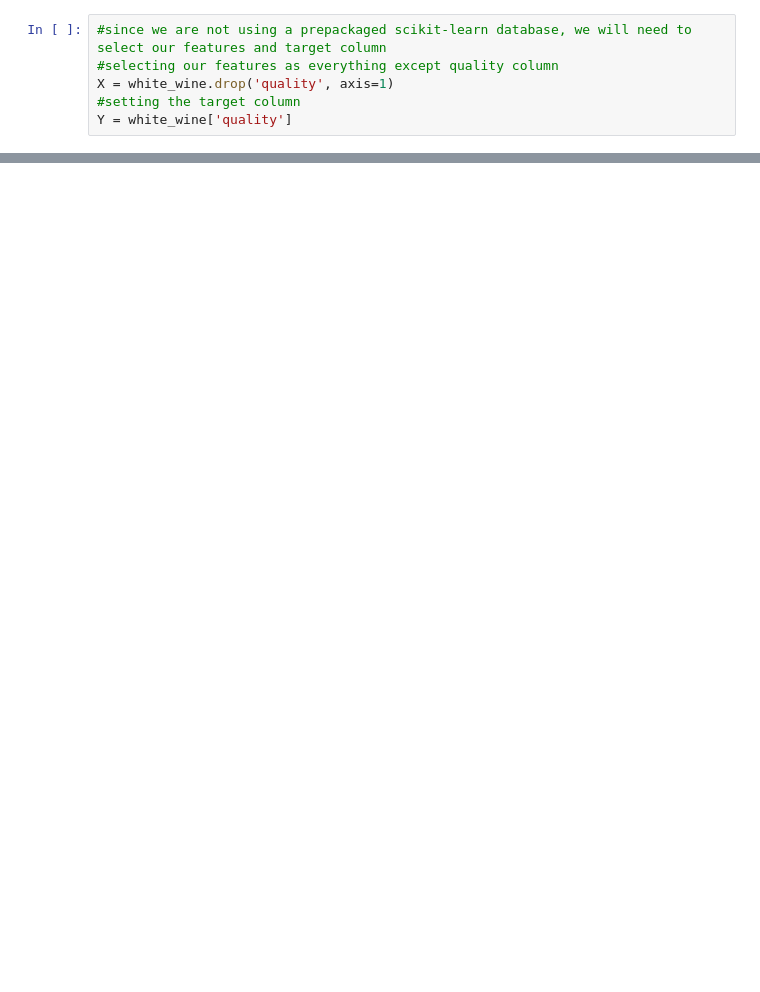
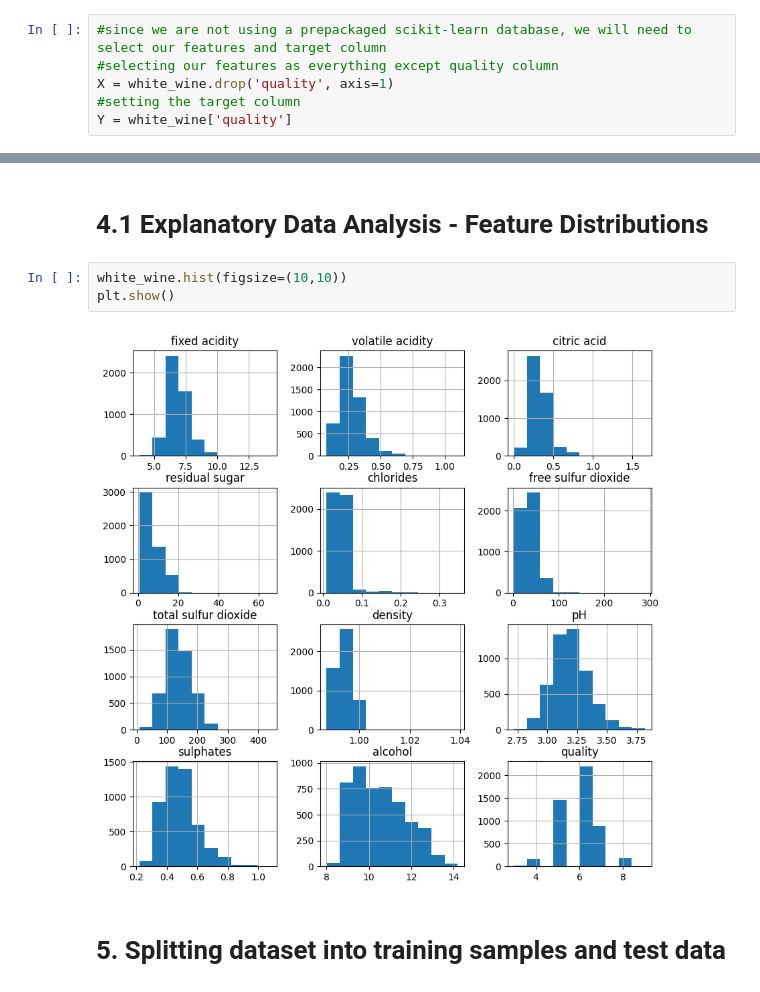
Before and after one commit to Grenki-with-cheese/CN6005_GroupProject_u2213935, a Jupyter notebook: LR_Model.ipynb, the cells around one changed output, grey strips where cells are left out. Saved outputs shown, nothing was run; the diff lists cells and outputs as text; blank space fills up the shorter version.

```diff
--- a/LR_Model.ipynb
+++ b/LR_Model.ipynb
@@ -71,0 +84,9 @@ plt.show
+# %% [markdown]
+# 4.1 Explanatory Data Analysis - Feature Distributions
+# %%
+white_wine.hist(figsize=(10,10))
+plt.show()
+# %% [output]
+[figure, added]
+# %% [markdown]
+# 5. Splitting dataset into training samples and test data
```
Also changed, not shown: parts of 18 cells of this notebook.
